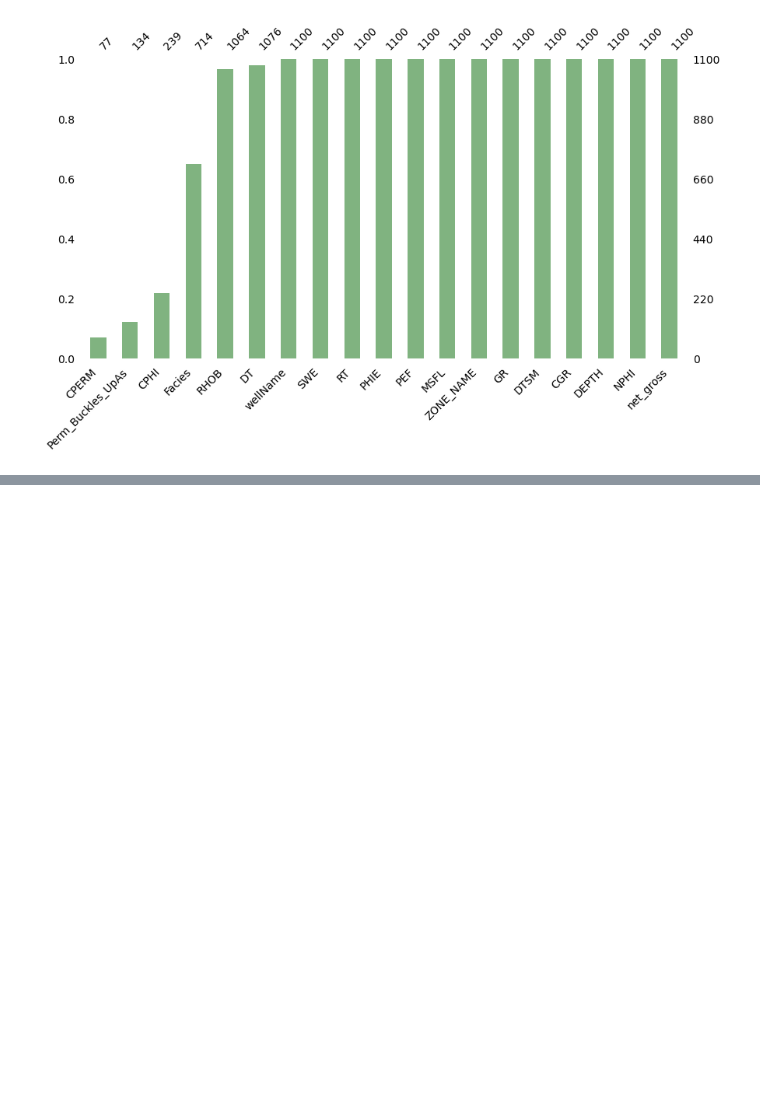
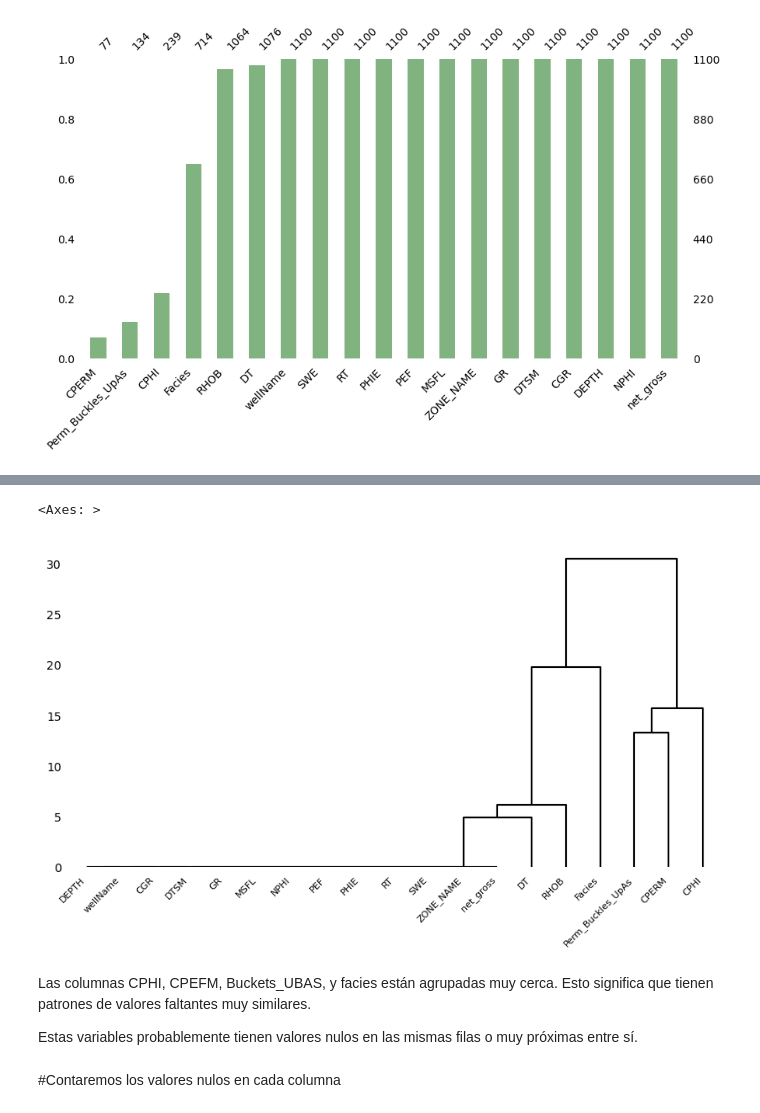
Before and after one commit to edisonc57/ML_Oil-and-gas, a Jupyter notebook: Oil and Gas data.ipynb, the cells around one changed output, grey strips where cells are left out. Drawn from its saved outputs; the diff is of its cells as text; code cells hidden in the pictures; blank space fills up the shorter version.

```diff
--- a/Oil and Gas data.ipynb
+++ b/Oil and Gas data.ipynb
@@ -302,0 +316,11 @@ msno.bar(df,figsize= (10,5), fontsize= 10, color = (0.5,0.7,0.5),  sort= 'ascend
+# %%
+msno.dendrogram(df,figsize=(10,5), fontsize=8 , orientation ='top')
+# %% [output]
+<Axes: >
+[figure, added]
+# %% [markdown]
+Las columnas CPHI, CPEFM, Buckets_UBAS, y facies están agrupadas muy cerca. Esto significa que tienen patrones de valores faltantes muy similares.
+
+Estas variables probablemente tienen valores nulos en las mismas filas o muy próximas entre sí.
+# %% [markdown]
+#Contaremos los valores nulos en cada columna
```
Also changed, not shown: parts of 9 cells of this notebook.
